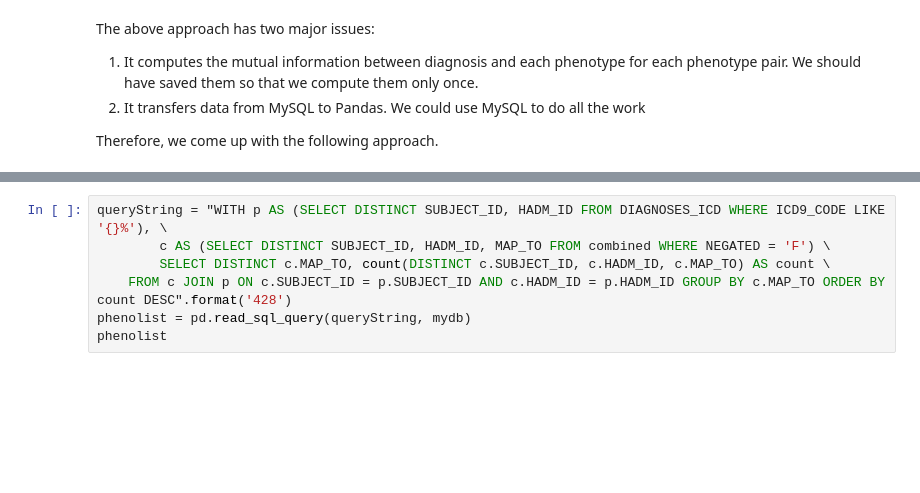
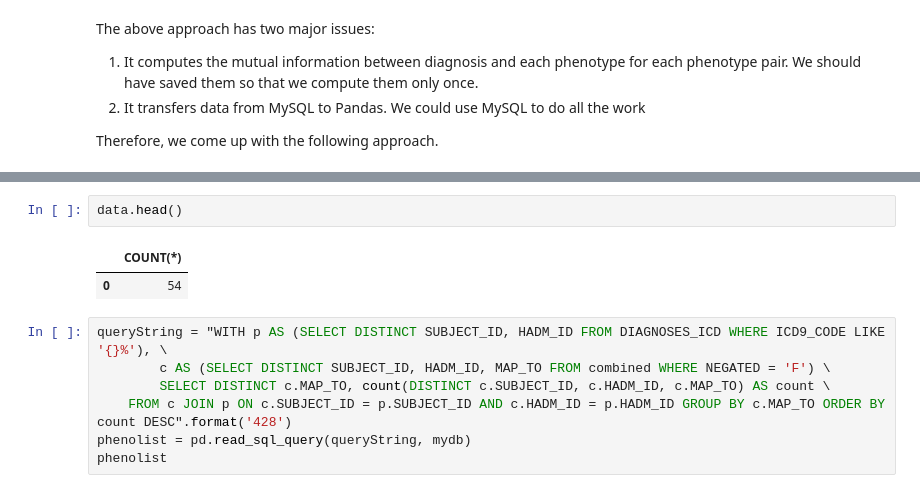
Before and after one commit to TheJacksonLaboratory/MIMIC_HPO, a Jupyter notebook: src/main/resources/mutual_info.ipynb, the cells around one changed output, grey strips where cells are left out. Saved outputs shown, nothing was run; the diff lists cells and outputs as text; blank space fills up the shorter version.

```diff
--- a/src/main/resources/mutual_info.ipynb
+++ b/src/main/resources/mutual_info.ipynb
@@ -733,3 +930,8 @@ def iterate_all_brutal_v2():
+# %%
+data.head()
+# %% [output]
+|  | COUNT(*) |
+| 0 | 54 |
 # %%
 queryString = "WITH p AS (SELECT DISTINCT SUBJECT_ID, HADM_ID FROM DIAGNOSES_ICD WHERE ICD9_CODE LIKE '{}%'), \
         c AS (SELECT DISTINCT SUBJECT_ID, HADM_ID, MAP_TO FROM combined WHERE NEGATED = 'F') \
```
Also changed, not shown: parts of 12 cells of this notebook.
